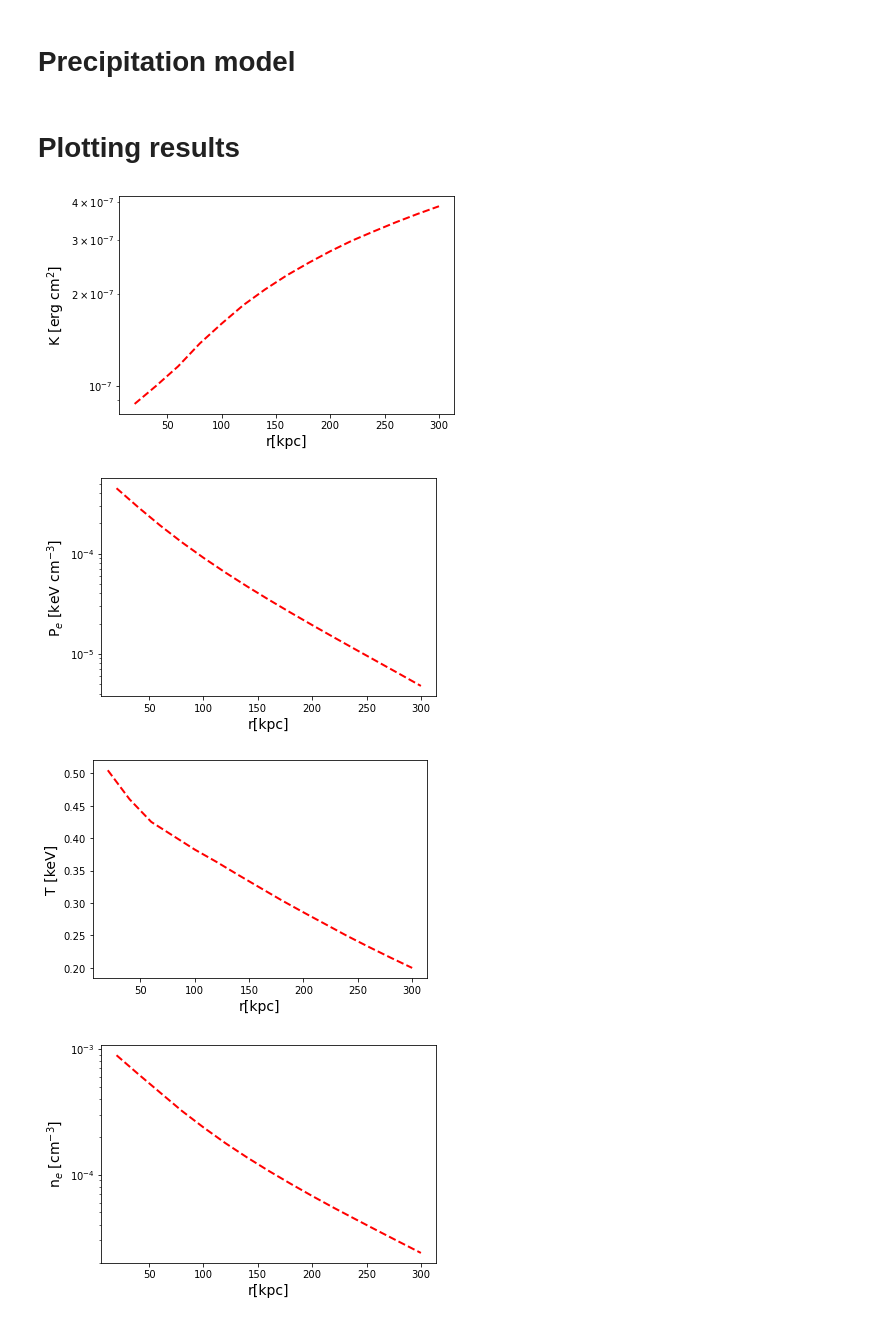
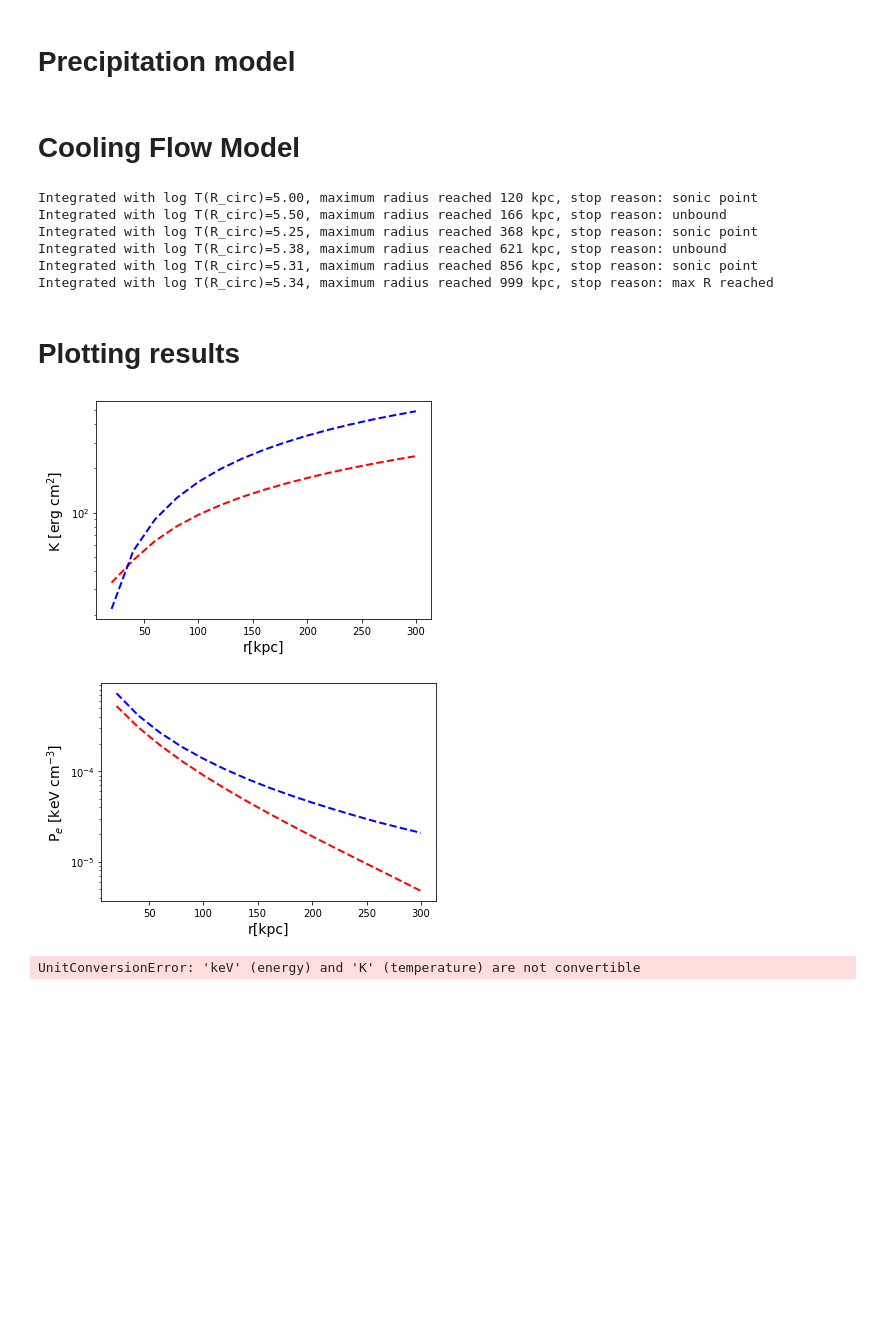
Before and after one commit to psingh220/scam_cgm, a Jupyter notebook: example.ipynb, the cells around one changed output. Saved outputs shown, nothing was run; the diff lists cells and outputs as text; code cells hidden in the pictures; blank space fills up the shorter version.

Commit message:
added coolingFlow module, and added example to example.ipynb made some additions to Potential and Cooling interfaces in cgm_model_interface added WiersmaCooling functionality

```diff
--- a/example.ipynb
+++ b/example.ipynb
@@ -44,40 +44,58 @@ tcool_tff=20
 precipitation = Precipitation.pNFW(potential=potential,cooling=cooling,metallicity=
                                    metallicity,boundary=boundary,
                                    tcool_tff=tcool_tff,z=z)
+# %% [markdown]
+# Cooling Flow Model
+# %%
+import CoolingFlow as CF
+Mdot   = 1*un.Msun/un.yr
+R_circ = 10*un.kpc
+cf = CF.CoolingFlow(potential,cooling,metallicity,None,
+                    Mdot = Mdot,R_circ=R_circ,pr=True,return_all_results=False)
+# %% [output]
+Integrated with log T(R_circ)=5.00, maximum radius reached 120 kpc, stop reason: sonic point
+Integrated with log T(R_circ)=5.50, maximum radius reached 166 kpc, stop reason: unbound
+Integrated with log T(R_circ)=5.25, maximum radius reached 368 kpc, stop reason: sonic point
+Integrated with log T(R_circ)=5.38, maximum radius reached 621 kpc, stop reason: unbound
+Integrated with log T(R_circ)=5.31, maximum radius reached 856 kpc, stop reason: sonic point
+Integrated with log T(R_circ)=5.34, maximum radius reached 999 kpc, stop reason: max R reached
 # %% [markdown]
 # Plotting results
 # %%
 r=np.linspace(20,300,15)*un.kpc
 
 #entropy profile
-plt.plot(r,precipitation.get_entropy_profile(r),'r--',lw=2)
+for i,model in enumerate((precipitation, cf)):
+    plt.plot(r,model.get_entropy_profile(r).to('keV*cm**2'),ls='--',c='rb'[i],lw=2)
 plt.xlabel(r'r[kpc]',fontsize=14)
 plt.ylabel(r'K [erg $\rm cm^2$]',fontsize=14)
 plt.yscale('log')
 plt.show()
 
 #pressure profile
-plt.plot(r,precipitation.get_electron_thermal_pressure_profile(r).to('keV/cm**3'),
-         'r--',lw=2)
+for i,model in enumerate((precipitation, cf)):
+    plt.plot(r,model.get_electron_thermal_pressure_profile(r).to('keV/cm**3'),
+         ls='--',c='rb'[i],lw=2)
 plt.xlabel(r'r[kpc]',fontsize=14)
 plt.ylabel(r'P$_e$ [keV $\rm cm^{-3}$]',fontsize=14)
 plt.yscale('log')
 plt.show()
 
 #temperature density profile
-plt.plot(r,precipitation.get_temperature_profile(r),'r--',lw=2)
+for i,model in enumerate((precipitation, cf)):
+    plt.plot(r,model.get_temperature_profile(r).to('K'),ls='--',c='rb'[i],lw=2)
 plt.xlabel(r'r[kpc]',fontsize=14)
 plt.ylabel(r'T [keV]',fontsize=14)
 plt.show()
 
 #electron density profile
-plt.plot(r,precipitation.get_electron_density_profile(r),'r--',lw=2)
+for i,model in enumerate((precipitation, cf)):
+    plt.plot(r,model.get_electron_density_profile(r),ls='--',c='rb'[i],lw=2)
 plt.xlabel(r'r[kpc]',fontsize=14)
 plt.ylabel(r'n$_e$ [$\rm cm^{-3}$]',fontsize=14)
 plt.yscale('log')
 plt.show()
 # %% [output]
-[figure, old version]
+[figure, new version]
-[figure, old version]
+[figure, new version]
-[figure, removed]
-[figure, removed]
+UnitConversionError: 'keV' (energy) and 'K' (temperature) are not convertible
```
Also changed, not shown: 4 other files.
